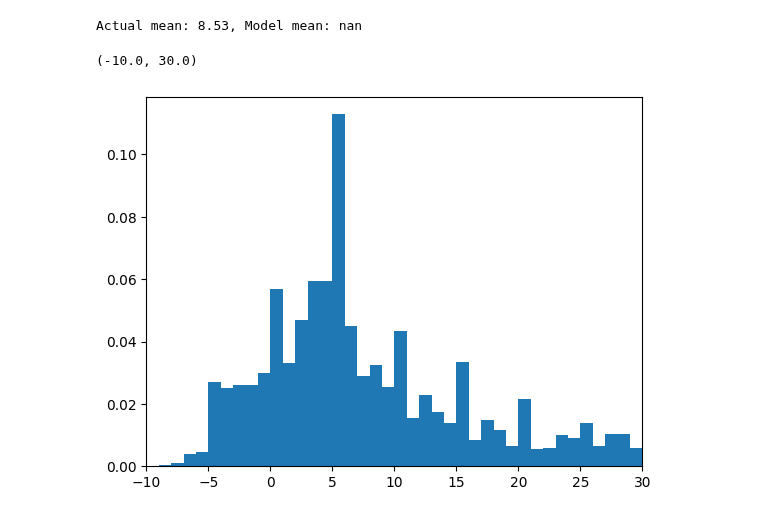
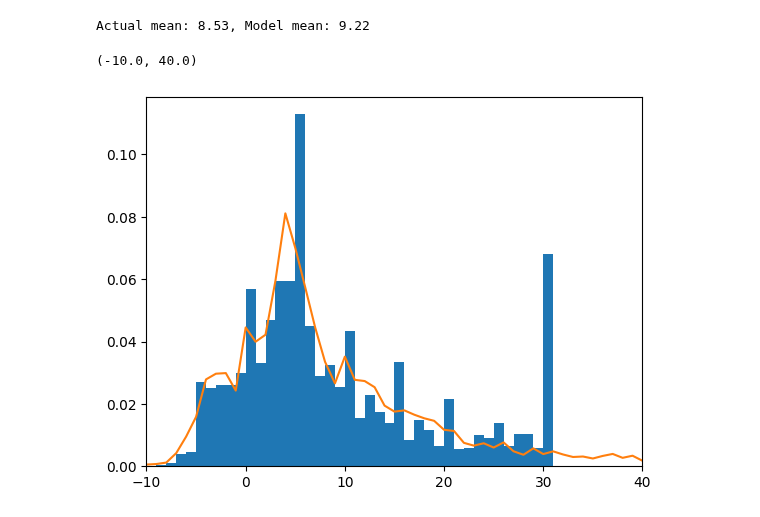
Before and after one commit to sharedw/NFL_sim, a Jupyter notebook: notebooks/train_models/pass_yard_model.ipynb, the cells around one changed output. Saved outputs shown, nothing was run; the diff lists cells and outputs as text; code cells hidden in the pictures.

Commit message:
models

```diff
--- a/notebooks/train_models/pass_yard_model.ipynb
+++ b/notebooks/train_models/pass_yard_model.ipynb
@@ -95,12 +96,13 @@ select pbp.game_id, pbp.air_yards,
 	and pbp.down is not null
     and pbp.play_type = 'pass'
 """)
+
+passes[receiver_stat_cols] = passes[receiver_stat_cols].fillna(0)
 # %%
-import torch
-import torch.nn as nn
+
 
 class masked_model(nn.Module):
-	def __init__(self, n_in=11, n_out=109, n_hidden=50, dropout_prob=0.):
+	def __init__(self, n_in=11, n_out=109, n_hidden=256, dropout_prob=0.):
 		super(masked_model, self).__init__()
 		self.n_out=n_out
 		self.main_layers = nn.Sequential(
@@ -109,7 +111,10 @@ class masked_model(nn.Module):
 		nn.Dropout(p=dropout_prob),
 		nn.Linear(n_hidden, n_hidden),nn.ReLU(),
 		)
-		self.add_yardline = nn.Linear(n_hidden + 1, n_out)
+		self.add_yardline = nn.Linear(n_hidden + 1, n_hidden)
+		self.last_layers = nn.Sequential(
+					nn.Linear(n_hidden, n_hidden),nn.ReLU()
+		)
 	def forward(self, x):
 		# Extract the feature to pass to the final layer (e.g., the first feature)
 		feature_to_pass = x[:, 0].unsqueeze(1)  # Assuming you want the first feature, shape [batch_size, 1]
@@ -120,6 +125,7 @@ class masked_model(nn.Module):
 
 
 
+
 		#end_zone = feature_to_pass[:,0].clone().detach().view(-1)
 		#accum_mask = torch.nn.functional.one_hot(end_zone.type(torch.LongTensor)+30, self.n_out)
 		#accum_mask =  accum_mask +  torch.sum(accum_mask, dim=1, keepdims=True) - torch.cumsum(accum_mask, dim=1)
@@ -223,25 +229,24 @@ Test Loss: 3.5774, Test Accuracy: 0.0715
 # %%
 def sample_model_yardline(yard):
 	inp = passes.loc[passes.yardline_100 == yard, air_yards_cols]
 	inp =  torch.tensor(inp.values, dtype=torch.float32)
 	out = air_yards_model(inp).mean(0).detach().numpy()
-	exp_logits = np.exp(out - np.max(out))  # subtract max for numerical stability
+	exp_logits = np.exp(out - np.max(out))
 	probs = exp_logits / exp_logits.sum()
 	y = passes.loc[passes.yardline_100 == yard, ['air_yards']]
 	plt.hist(y, range(-10,yard+2), density=True)
 
 
-		# compute means
 	actual_mean = y['air_yards'].mean()
-	model_mean = (np.arange(len(probs)) - 30) @ probs  # adjust if 0th class = -30
+	model_mean = (np.arange(len(probs)) - 20) @ probs
 	print(f"Actual mean: {actual_mean:.2f}, Model mean: {model_mean:.2f}")
 
 	return probs
 
 yard = 30
 plt.plot(range(-20 ,99 ),sample_model_yardline(yard))
-plt.xlim(-10,30)
+plt.xlim(-10,yard+10)
 # %% [output]
-Actual mean: 8.53, Model mean: nan
+Actual mean: 8.53, Model mean: 9.22
-(-10.0, 30.0)
+(-10.0, 40.0)
-[figure, old version]
+[figure, new version]
```
Also changed, not shown: parts of 3 cells of this notebook, 1 other file.
